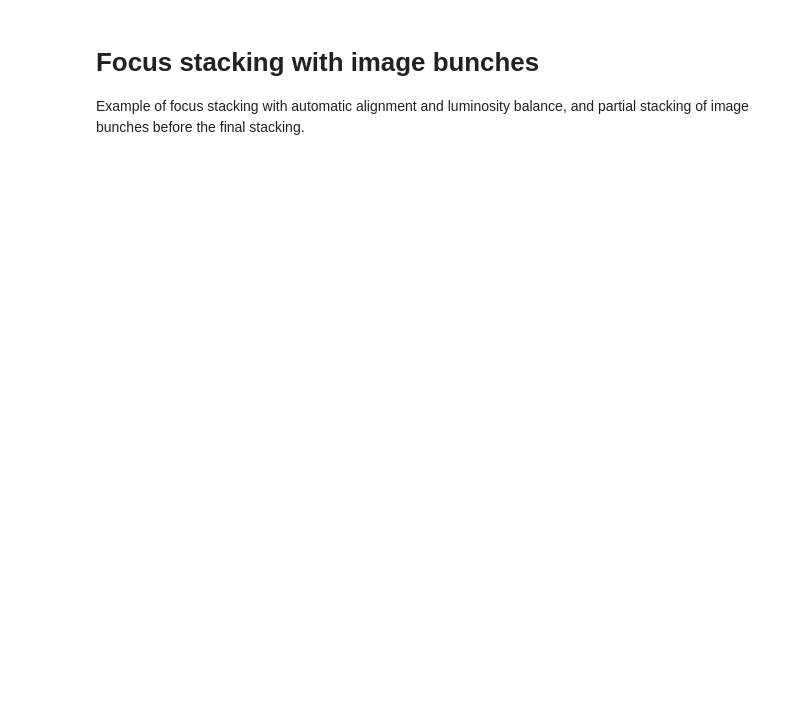
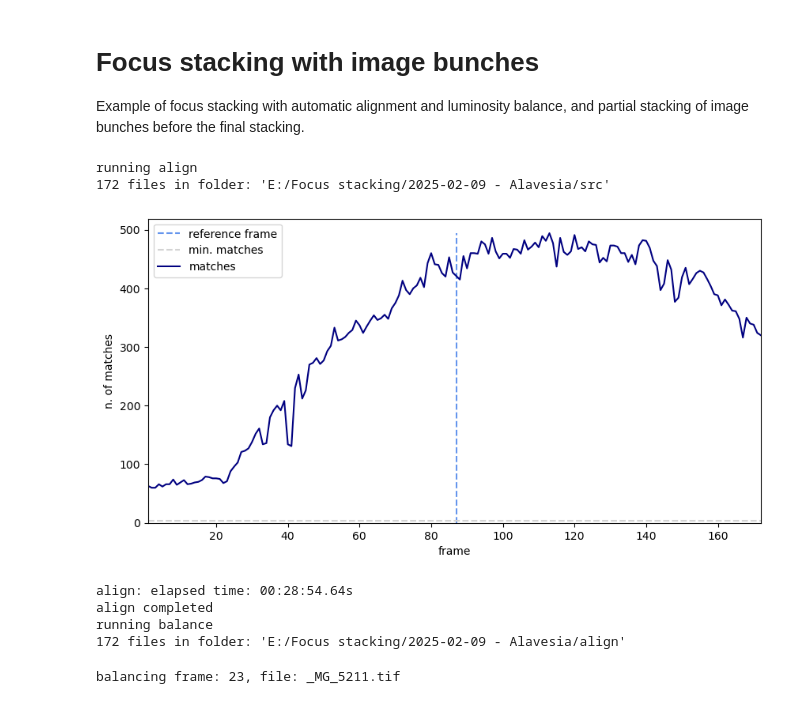
Before and after one commit to lucalista/focusstack, a Jupyter notebook: stack-job.ipynb, the cells around one changed output. Drawn from its saved outputs; the diff is of its cells as text; code cells hidden in the pictures; blank space fills up the shorter version.

```diff
--- a/stack-job.ipynb
+++ b/stack-job.ipynb
@@ -4,15 +4,25 @@
 Example of focus stacking with automatic alignment and luminosity balance, and partial stacking of image bunches before the final stacking.
 # %%
 from focus_stack import *
-# %%
-def make_job(x, y):
-    job = StackJob("job", x + y, input_path="src")
-    job.add_action(AlignLayers("align", border_mode='BORDER_REPLICATE'))
-    job.add_action(BalanceLayersLumi("balance", i_min=150, i_max=65385, mask_size=0))
-    job.add_action(FocusStackBunch("bunches", PyramidStack(), exif_path="src", frames=17, overlap=2, denoise=0))
-    job.add_action(FocusStack("stack", PyramidStack(), exif_path="src", postfix='_pyr', denoise=0))
-    return job
+# %%
+def make_job(x, y):
+    job = StackJob("job", x + y, input_path="src")
+    job.add_action(AlignLayers("align"))
+    job.add_action(BalanceLayersLumi("balance", i_min=150, i_max=65385, mask_size=0.8))
+    job.add_action(FocusStackBunch("bunches", PyramidStack(), exif_path="src", frames=16, overlap=2, denoise=0))
+    job.add_action(FocusStack("stack", PyramidStack(), exif_path="src", postfix='_pyr', denoise=0))
+    return job
 # %%
-for x in ["E:/Focus stacking/2025-01-11 - Emiptera/"]:
-    for y in ['A', 'B']:
+
+for x in ["E:/Focus stacking/2025-02-09 - Alavesia"]:
+    for y in ['']:
         make_job(x, y).run()
+# %% [output]
+running align
+172 files in folder: 'E:/Focus stacking/2025-02-09 - Alavesia/src'
+[figure, added]
+align: elapsed time: 00:28:54.64s
+align completed
+running balance
+172 files in folder: 'E:/Focus stacking/2025-02-09 - Alavesia/align'
+balancing frame: 23, file: _MG_5211.tif
```
Also changed, not shown: 5 other files.
